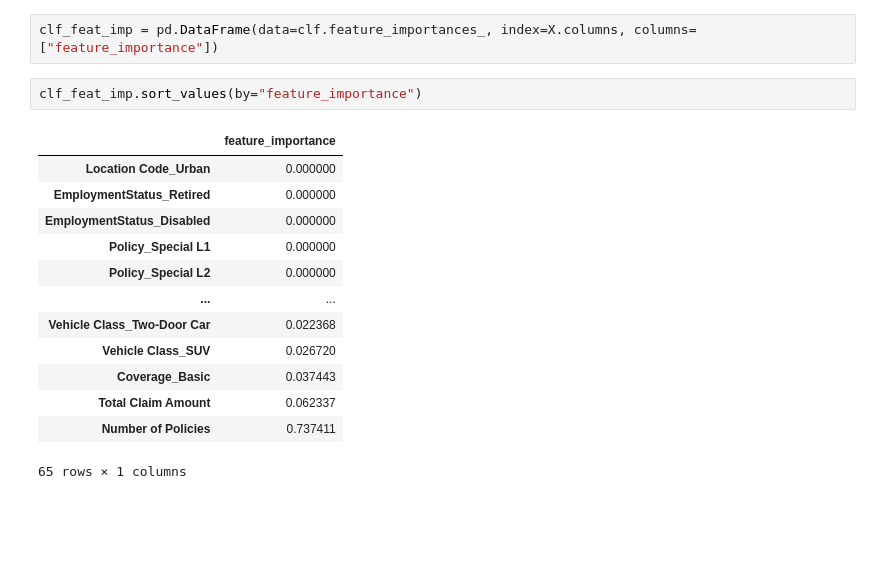
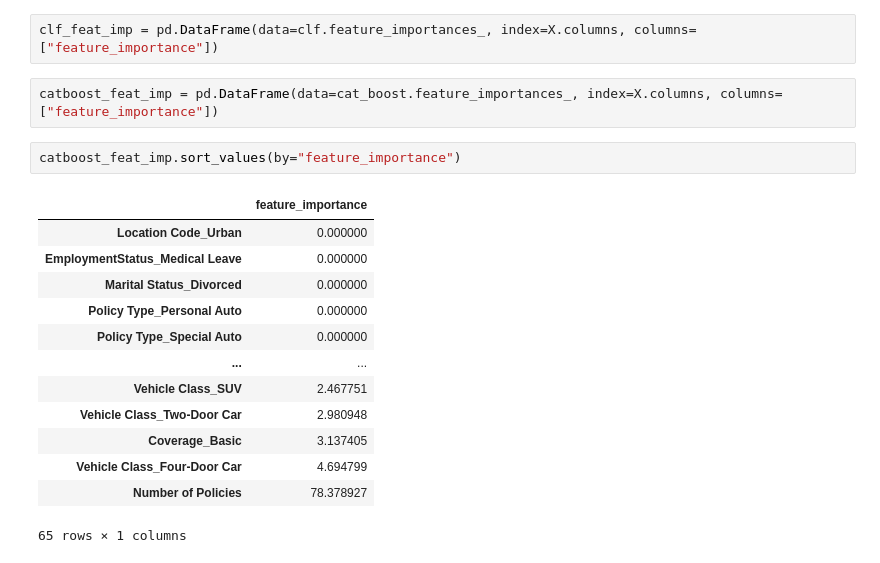
Before and after one commit to PatrikWagnerUK/insurance_cltv_model, a Jupyter notebook: cltv_modelling.ipynb, the cells around one changed output. Saved outputs shown, nothing was run; the diff lists cells and outputs as text; blank space fills up the shorter version.

```diff
--- a/cltv_modelling.ipynb
+++ b/cltv_modelling.ipynb
@@ -628,19 +648,21 @@ array([8.51081366e-03, 6.46311061e-03, 2.19736632e-03, 8.83874269e-04,
 pass_agg_feat_imp = pd.DataFrame(data=pass_regr.coef_, index=X.columns, columns=["feature_importance"])
 # %%
 clf_feat_imp = pd.DataFrame(data=clf.feature_importances_, index=X.columns, columns=["feature_importance"])
+# %%
+catboost_feat_imp = pd.DataFrame(data=cat_boost.feature_importances_, index=X.columns, columns=["feature_importance"])
 # %%
-clf_feat_imp.sort_values(by="feature_importance")
+catboost_feat_imp.sort_values(by="feature_importance")
 # %% [output]
 |  | feature_importance |
 | Location Code_Urban | 0.000000 |
-| EmploymentStatus_Retired | 0.000000 |
-| EmploymentStatus_Disabled | 0.000000 |
-| Policy_Special L1 | 0.000000 |
-| Policy_Special L2 | 0.000000 |
+| EmploymentStatus_Medical Leave | 0.000000 |
+| Marital Status_Divorced | 0.000000 |
+| Policy Type_Personal Auto | 0.000000 |
+| Policy Type_Special Auto | 0.000000 |
 | ... | ... |
-| Vehicle Class_Two-Door Car | 0.022368 |
-| Vehicle Class_SUV | 0.026720 |
-| Coverage_Basic | 0.037443 |
-| Total Claim Amount | 0.062337 |
-| Number of Policies | 0.737411 |
+| Vehicle Class_SUV | 2.467751 |
+| Vehicle Class_Two-Door Car | 2.980948 |
+| Coverage_Basic | 3.137405 |
+| Vehicle Class_Four-Door Car | 4.694799 |
+| Number of Policies | 78.378927 |
 65 rows × 1 columns
```
Also changed, not shown: parts of 22 cells of this notebook, 3 other files.
